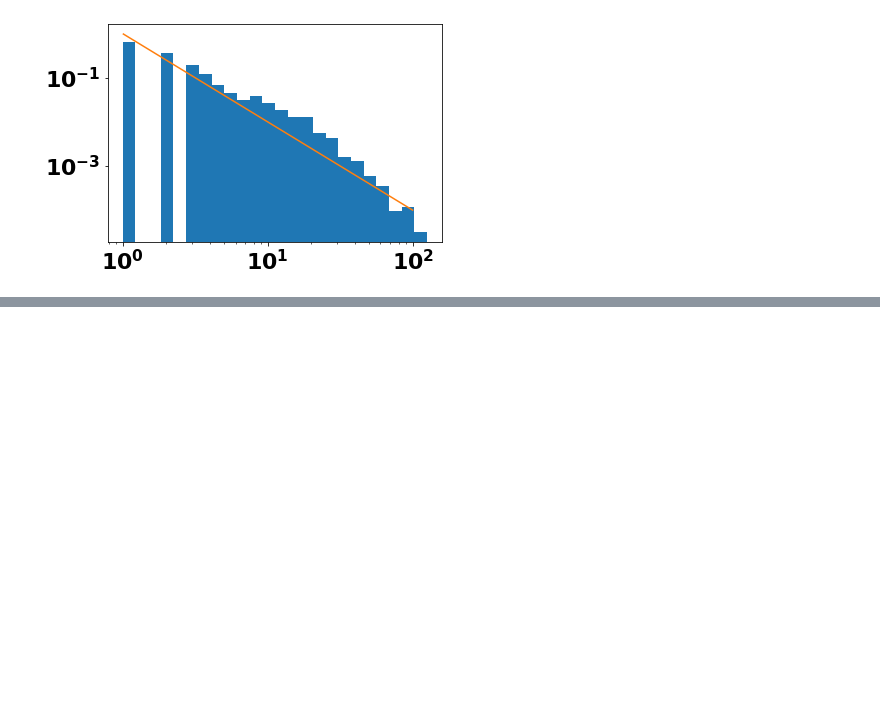
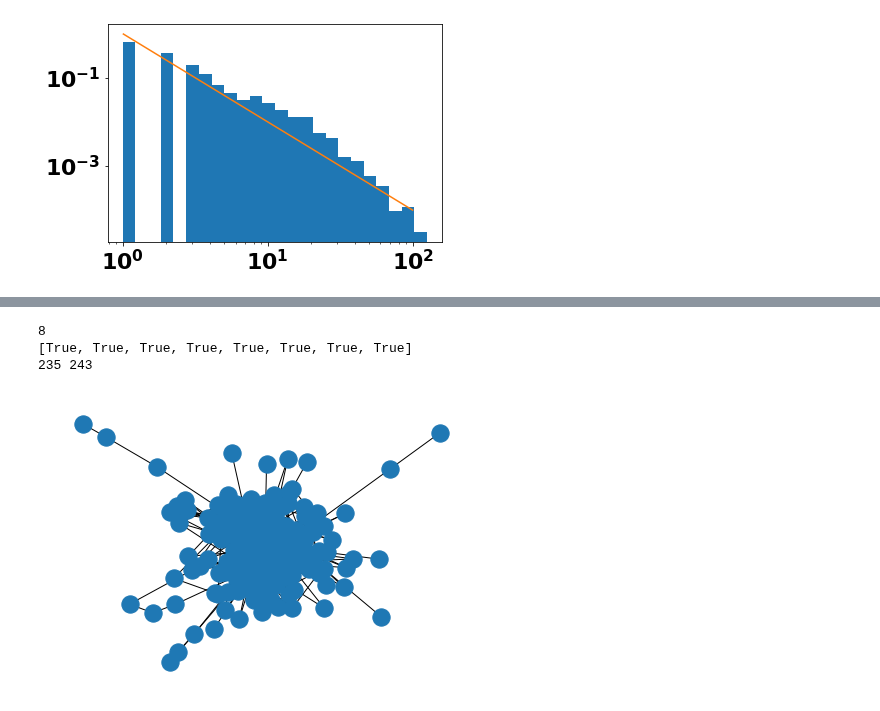
Before and after one commit to jkasimotto/PPI-Network-Analysis, a Jupyter notebook: notebooks/tamara.ipynb, the cells around one changed output, grey strips where cells are left out. Drawn from its saved outputs; the diff is of its cells as text; code cells hidden in the pictures; blank space fills up the shorter version.

```diff
--- a/notebooks/tamara.ipynb
+++ b/notebooks/tamara.ipynb
@@ -198,15 +247,25 @@ for node in G_weighted.nodes:
 # %%
 subset = []
 iscluster = {}
 for n in G_cln.nodes:
     if isinstance(n, int):
         subset.append(n)
         iscluster[n] = True
     else:
         iscluster[n] = False
 G_clusters = G_weighted.subgraph(subset)
 color_map = {False: 'blue', True: 'red'}
 size_map = {False: 1, True: 20}
+print(nx.number_connected_components(G_clusters))
+largest_cc = max(nx.connected_components(G_clusters), key=len)
+nx.draw(G_clusters.subgraph(largest_cc))
+print([i in largest_cc for i in goodclusters])
+print(len(largest_cc), G_clusters.number_of_nodes())
+# %% [output]
+8
+[True, True, True, True, True, True, True, True]
+235 243
+[figure, added]
 # %%
 nx.draw(G_weighted, node_color=[color_map[iscluster[node]] for node in G_weighted.nodes], node_size = [size_map[iscluster[node]] for node in G_weighted.nodes])
 # %% [output]
```
Also changed, not shown: parts of 29 cells of this notebook.
